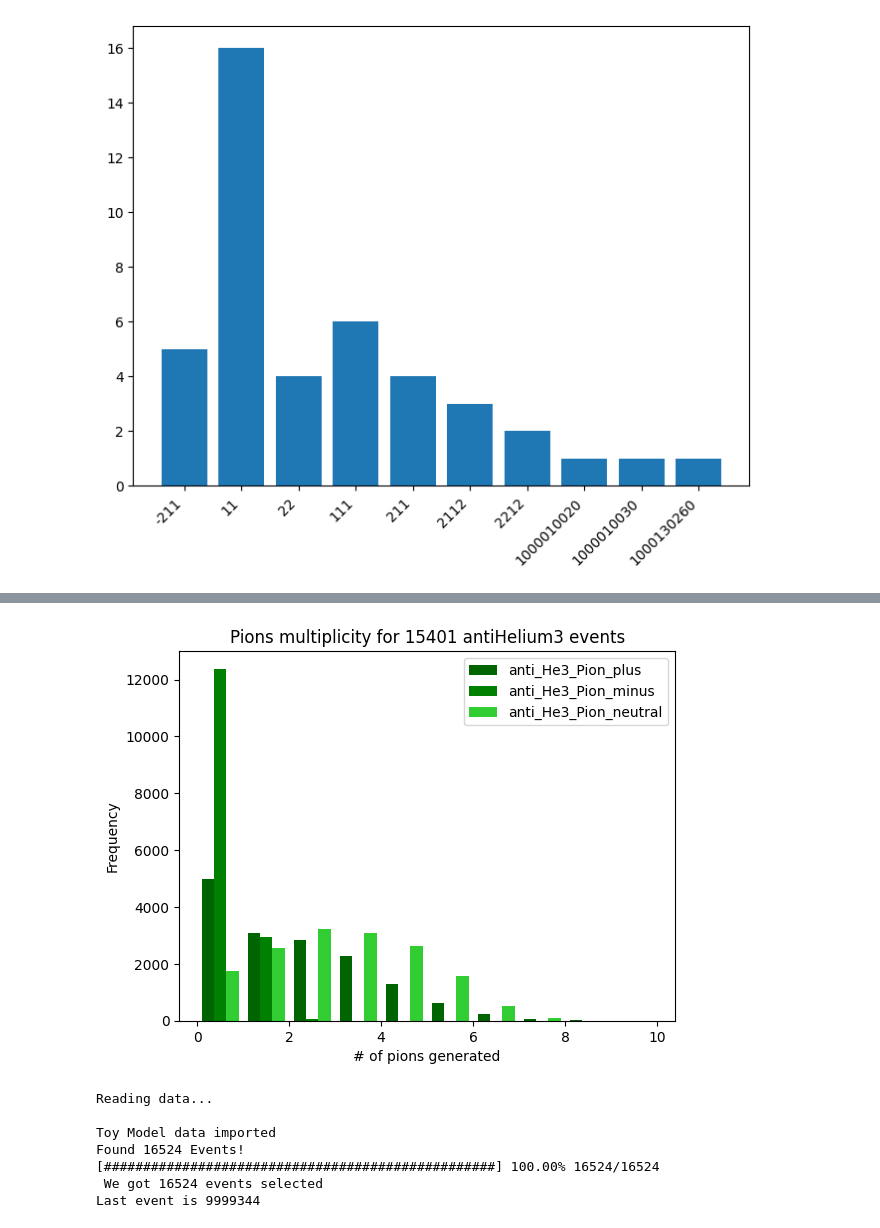
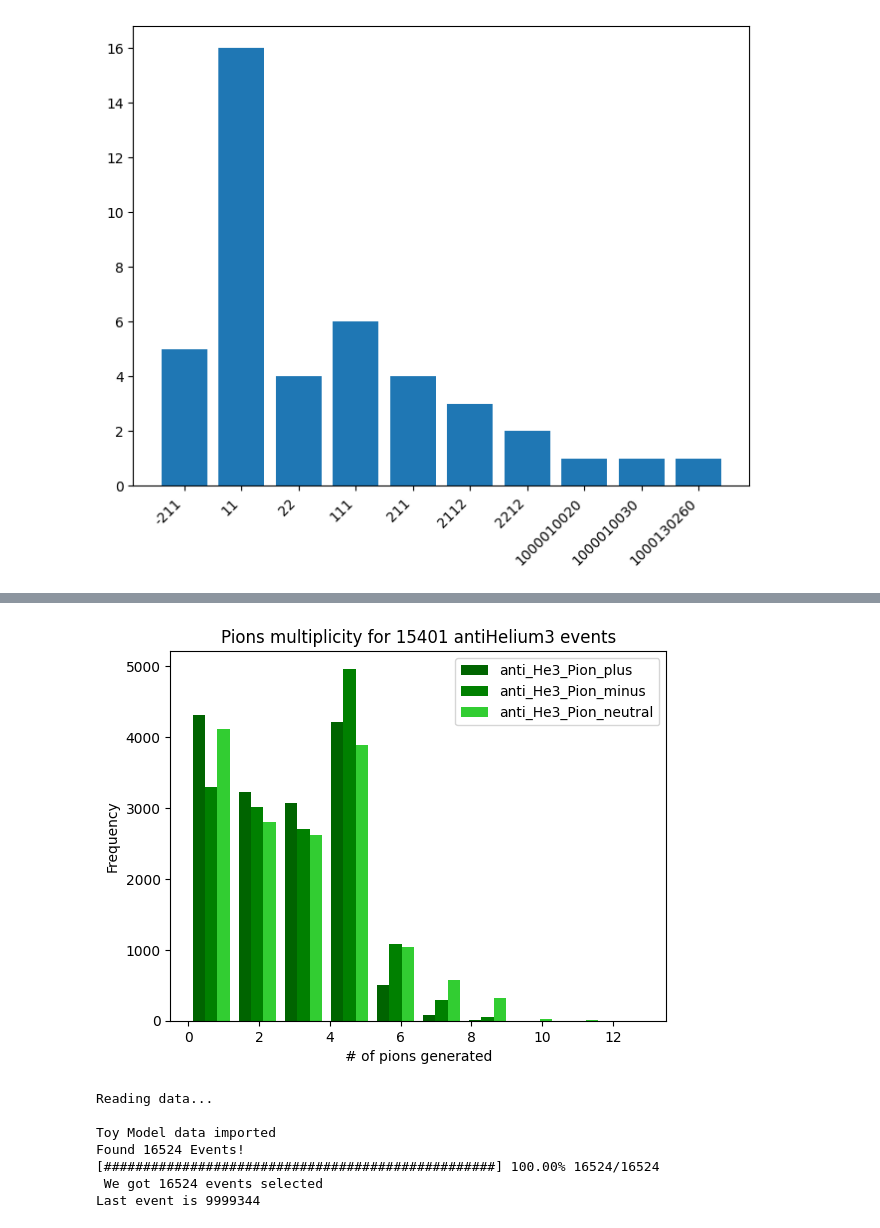
Before and after one commit to Eclipsedclaw/GRAMS, a Jupyter notebook: analysis/2023_Paper/Daughter_analysis.ipynb, the cells around one changed output, grey strips where cells are left out. Drawn from its saved outputs; the diff is of its cells as text; code cells hidden in the pictures.

```diff
--- a/analysis/2023_Paper/Daughter_analysis.ipynb
+++ b/analysis/2023_Paper/Daughter_analysis.ipynb
@@ -80,6 +98,7 @@ plt.xticks(x_values, unique_elements, rotation=45, ha='right')
 [figure]
 # %%
 # This is for listing all the daughters
+fig, ax = plt.subplots(figsize=(16, 12))
 
 import matplotlib.pyplot as plt
 import numpy as np
@@ -126,7 +145,7 @@ def plot_multiple_datasets(datasets):
 
 
 datasets = []
-for i in range(3):
+for i in range(10):
     datasets.append([i, anti_He3_Result.get_value(i, 1)[1]])
 
 
@@ -142,38 +161,38 @@ anti_He3_Pion_neutral = []
 anti_He3_Pion_Charged = []
 
 for i in range(anti_He3_Result.get_number_of_events()):
-    anti_He3_Pion_plus.append(np.count_nonzero(np.array(anti_He3_Result.get_value(i, 1)[1]) == 2112))
-    anti_He3_Pion_minus.append(np.count_nonzero(np.array(anti_He3_Result.get_value(i, 1)[1]) == -2112))
-    anti_He3_Pion_neutral.append(np.count_nonzero(np.array(anti_He3_Result.get_value(i, 1)[1]) == 211))
+    anti_He3_Pion_plus.append(np.count_nonzero(np.array(anti_He3_Result.get_value(i, 1)[1]) == 211))
+    anti_He3_Pion_minus.append(np.count_nonzero(np.array(anti_He3_Result.get_value(i, 1)[1]) == -211))
+    anti_He3_Pion_neutral.append(np.count_nonzero(np.array(anti_He3_Result.get_value(i, 1)[1]) == 111))
 
 anti_He3_Pion_profile = [anti_He3_Pion_plus, anti_He3_Pion_minus, anti_He3_Pion_neutral]
 anti_He3_Pion_label = ['anti_He3_Pion_plus', 'anti_He3_Pion_minus', 'anti_He3_Pion_neutral']
 anti_He3_Pion_color = ['darkgreen', 'green', 'limegreen']
 
 # Count the occurrences of each value
 unique_values_pi_plus, value_counts_pi_plus = np.unique(anti_He3_Pion_plus, return_counts=True)
 unique_values_pi_minus, value_counts_pi_minus = np.unique(anti_He3_Pion_minus, return_counts=True)
 unique_values_pi_neutral, value_counts_pi_neutral = np.unique(anti_He3_Pion_neutral, return_counts=True)
 """
 # Create the bar plot
 plt.bar(unique_values_pi_plus, value_counts_pi_plus, alpha=0.6, label='# of Pi+ generated')
 plt.bar(unique_values_pi_minus, value_counts_pi_minus, alpha=0.6, label='# of Pi+ generated')
 plt.bar(unique_values_pi_neutral, value_counts_pi_neutral, alpha=0.6, label='# of Pi0 generated')
 """
 plt.figure(1)
 plt.hist(anti_He3_Pion_profile, label = anti_He3_Pion_label, color=anti_He3_Pion_color)
 
 # Add labels and title
 plt.xlabel('# of pions generated')
 #plt.xticks(x_values, x_name, rotation=45, ha='right')
 plt.ylabel('Frequency')
 plt.legend()
 plt.title('Pions multiplicity for '+str(anti_He3_Result.get_number_of_events())+' antiHelium3 events')
 
 # Show the plot
 plt.show()
 # %% [output]
-[figure, old version]
+[figure, new version]
 # %%
 file_path_2 = '/home/jiancheng/GRAMS/toymodel_work/output/2023/anti_proton_daughters_all_1e7.dat'
 label_50cm= '140cm width'
```
Also changed, not shown: parts of 6 cells of this notebook, 1 other file.
